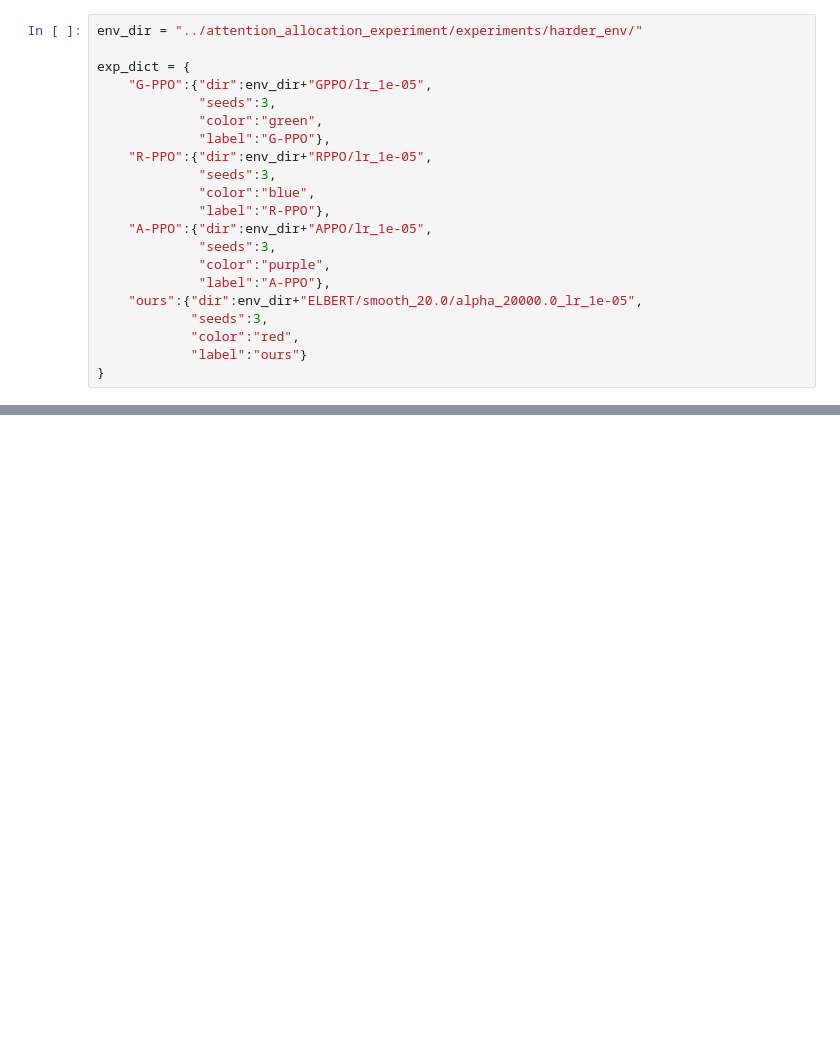
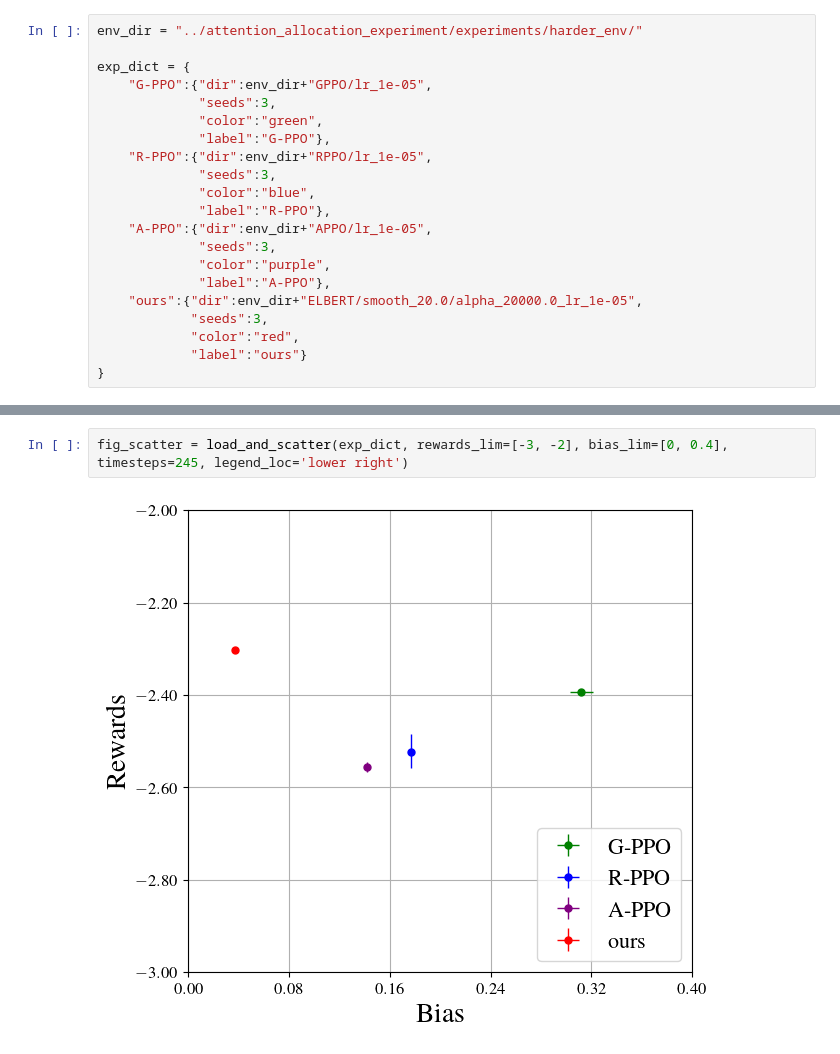
Before and after one commit to Yuancheng-Xu/ELBERT, a Jupyter notebook: plot/plot.ipynb, the cells around one changed output, grey strips where cells are left out. Cells and saved outputs as stored; diff of their text form; blank space fills up the shorter version.

```diff
--- a/plot/plot.ipynb
+++ b/plot/plot.ipynb
@@ -33,0 +38,4 @@ fig = load_and_plot_rb(exp_dict, rewards_ylim=[-5.5, -2], bias_ylim=[0, 0.4], xl
+# %%
+fig_scatter = load_and_scatter(exp_dict, rewards_lim=[-3, -2], bias_lim=[0, 0.4], timesteps=245, legend_loc='lower right')
+# %% [output]
+[figure, added]
```
Also changed, not shown: parts of 4 cells of this notebook, 1 other file.
